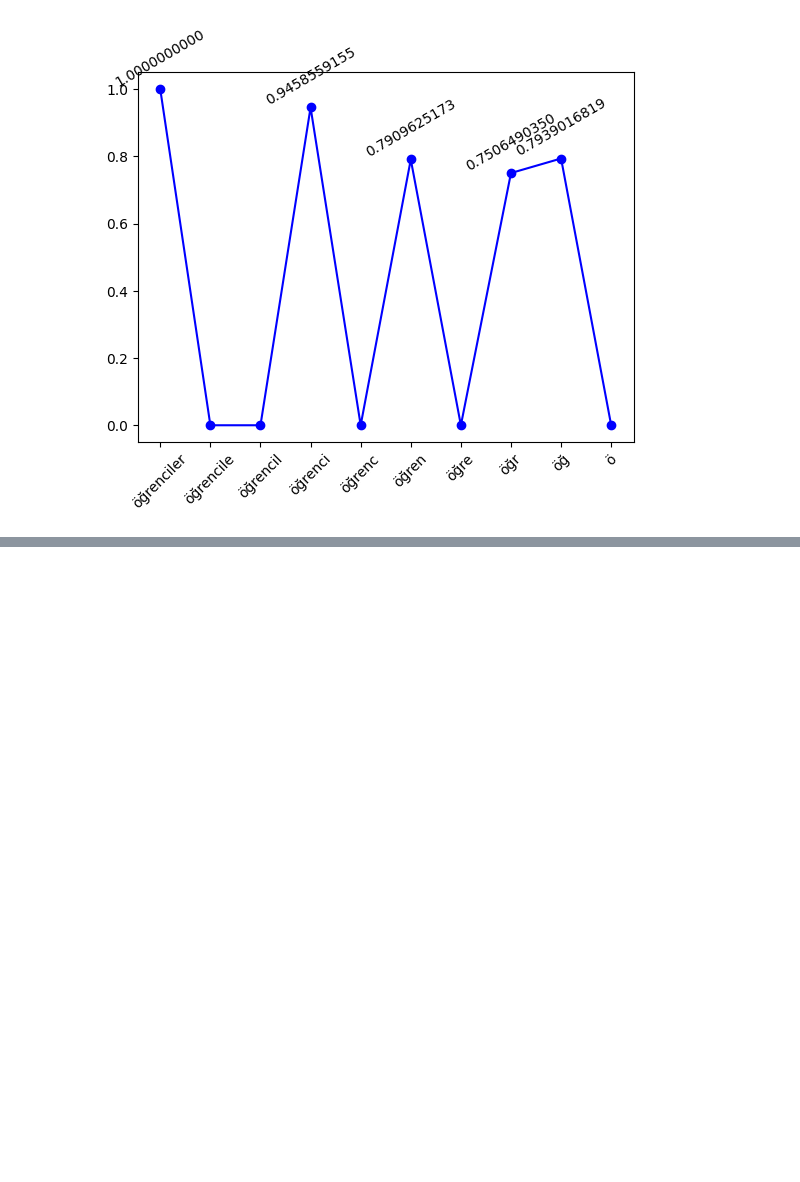
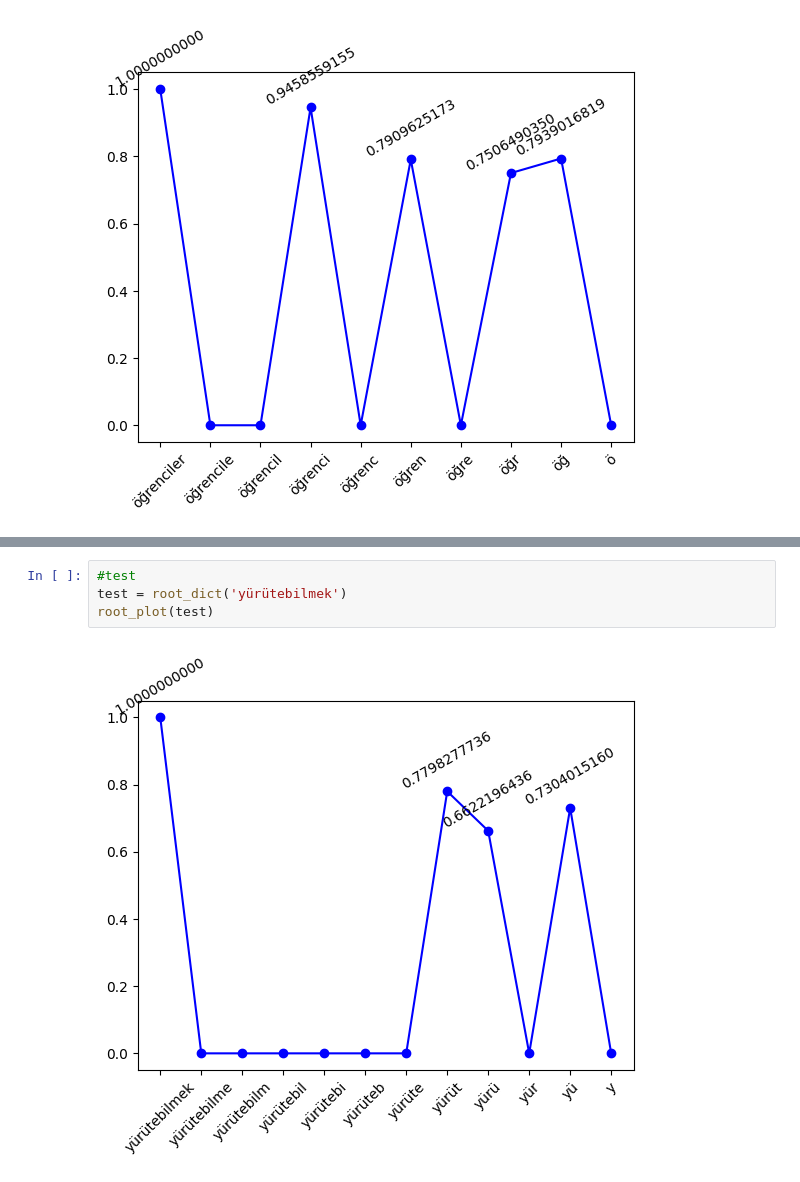
Before and after one commit to emretosn/word-roots, a Jupyter notebook: wordroot.ipynb, the cells around one changed output, grey strips where cells are left out. Drawn from its saved outputs; the diff is of its cells as text; blank space fills up the shorter version.

```diff
--- a/wordroot.ipynb
+++ b/wordroot.ipynb
@@ -87,0 +94,6 @@ root_plot(test)
+# %%
+#test
+test = root_dict('yürütebilmek')
+root_plot(test)
+# %% [output]
+[figure, added]
```
Also changed, not shown: parts of 7 cells of this notebook, 1 other file.
